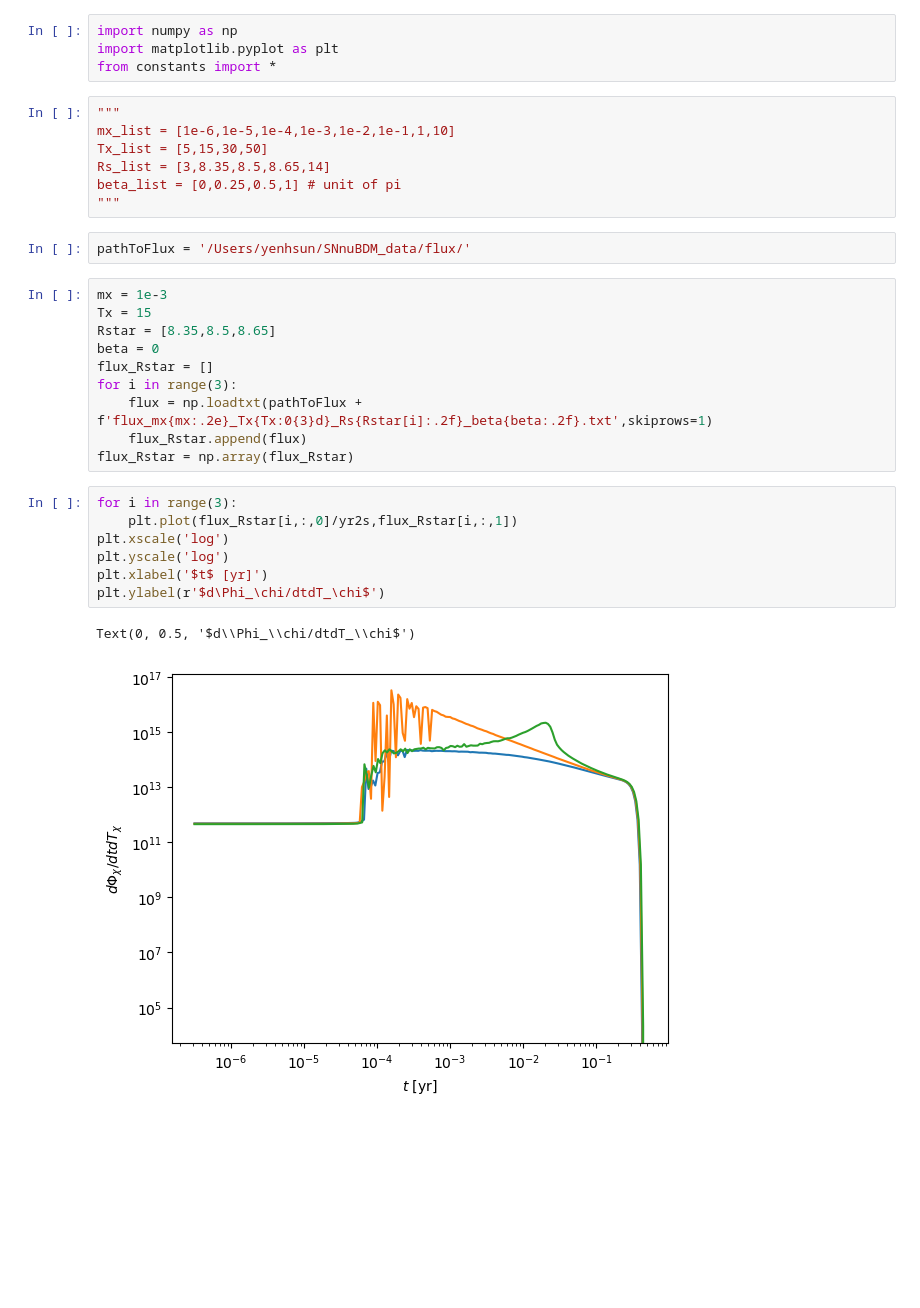
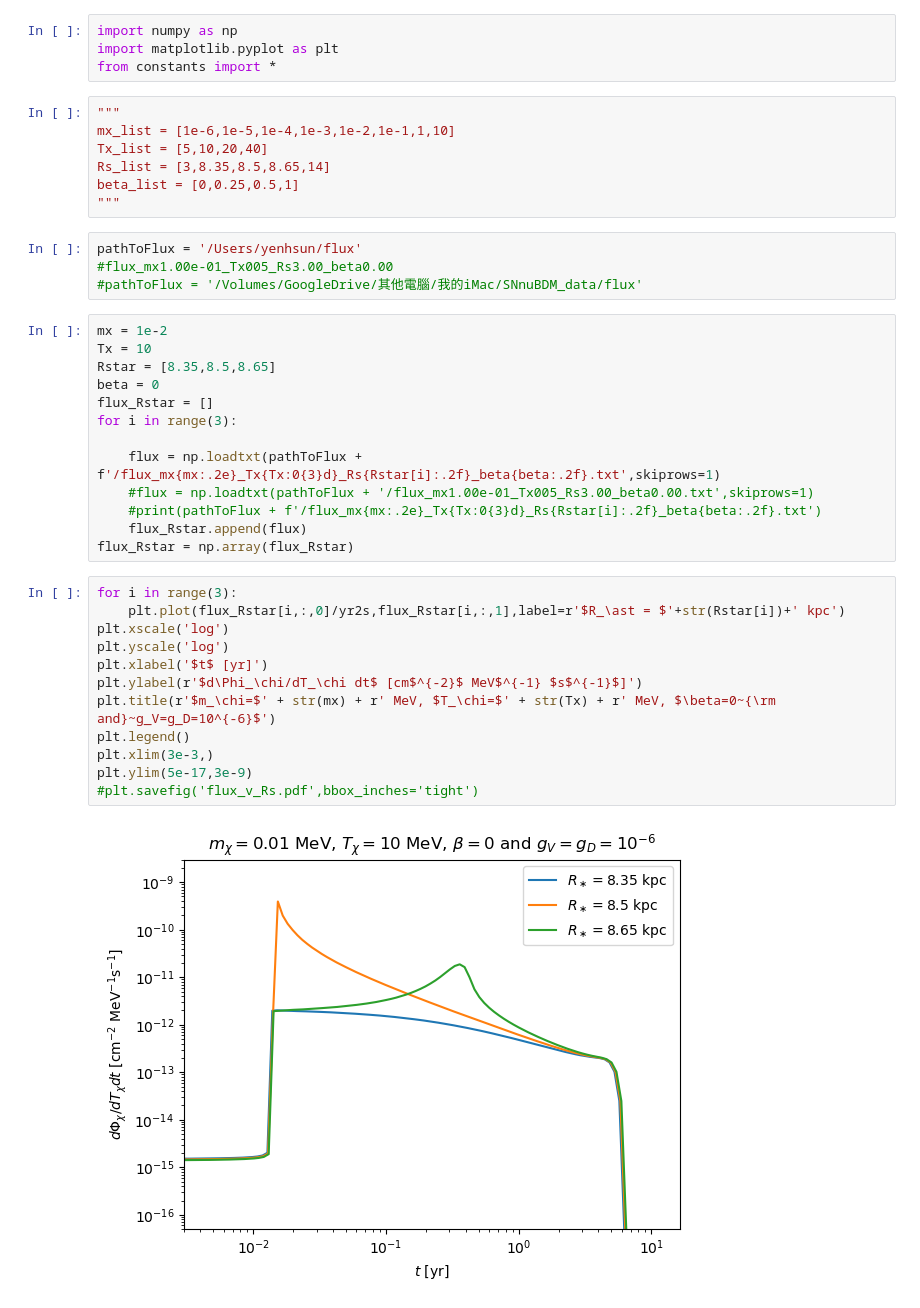
Before and after one commit to yenhsunlin/SNnuBDM2, a Jupyter notebook: src/plot.ipynb, the cells around one changed output. Drawn from its saved outputs; the diff is of its cells as text; blank space fills up the shorter version.

```diff
--- a/src/plot.ipynb
+++ b/src/plot.ipynb
@@ -5,29 +5,38 @@ from constants import *
 # %%
 """
 mx_list = [1e-6,1e-5,1e-4,1e-3,1e-2,1e-1,1,10]
-Tx_list = [5,15,30,50]
+Tx_list = [5,10,20,40]
 Rs_list = [3,8.35,8.5,8.65,14]
-beta_list = [0,0.25,0.5,1] # unit of pi
+beta_list = [0,0.25,0.5,1]
 """
 # %%
-pathToFlux = '/Users/yenhsun/SNnuBDM_data/flux/'
+pathToFlux = '/Users/yenhsun/flux'
+#flux_mx1.00e-01_Tx005_Rs3.00_beta0.00
+#pathToFlux = '/Volumes/GoogleDrive/其他電腦/我的iMac/SNnuBDM_data/flux'
 # %%
-mx = 1e-3
-Tx = 15
+mx = 1e-2
+Tx = 10
 Rstar = [8.35,8.5,8.65]
 beta = 0
 flux_Rstar = []
 for i in range(3):
-    flux = np.loadtxt(pathToFlux + f'flux_mx{mx:.2e}_Tx{Tx:0{3}d}_Rs{Rstar[i]:.2f}_beta{beta:.2f}.txt',skiprows=1)
+
+    flux = np.loadtxt(pathToFlux + f'/flux_mx{mx:.2e}_Tx{Tx:0{3}d}_Rs{Rstar[i]:.2f}_beta{beta:.2f}.txt',skiprows=1)
+    #flux = np.loadtxt(pathToFlux + '/flux_mx1.00e-01_Tx005_Rs3.00_beta0.00.txt',skiprows=1)
+    #print(pathToFlux + f'/flux_mx{mx:.2e}_Tx{Tx:0{3}d}_Rs{Rstar[i]:.2f}_beta{beta:.2f}.txt')
     flux_Rstar.append(flux)
 flux_Rstar = np.array(flux_Rstar)
 # %%
 for i in range(3):
-    plt.plot(flux_Rstar[i,:,0]/yr2s,flux_Rstar[i,:,1])
+    plt.plot(flux_Rstar[i,:,0]/yr2s,flux_Rstar[i,:,1],label=r'$R_\ast = $'+str(Rstar[i])+' kpc')
 plt.xscale('log')
 plt.yscale('log')
 plt.xlabel('$t$ [yr]')
-plt.ylabel(r'$d\Phi_\chi/dtdT_\chi$')
+plt.ylabel(r'$d\Phi_\chi/dT_\chi dt$ [cm$^{-2}$ MeV$^{-1} $s$^{-1}$]')
+plt.title(r'$m_\chi=$' + str(mx) + r' MeV, $T_\chi=$' + str(Tx) + r' MeV, $\beta=0~{\rm and}~g_V=g_D=10^{-6}$')
+plt.legend()
+plt.xlim(3e-3,)
+plt.ylim(5e-17,3e-9)
+#plt.savefig('flux_v_Rs.pdf',bbox_inches='tight')
 # %% [output]
-Text(0, 0.5, '$d\\Phi_\\chi/dtdT_\\chi$')
-[figure, old version]
+[figure, new version]
```
Also changed, not shown: parts of 5 cells of this notebook, 22 other files.
